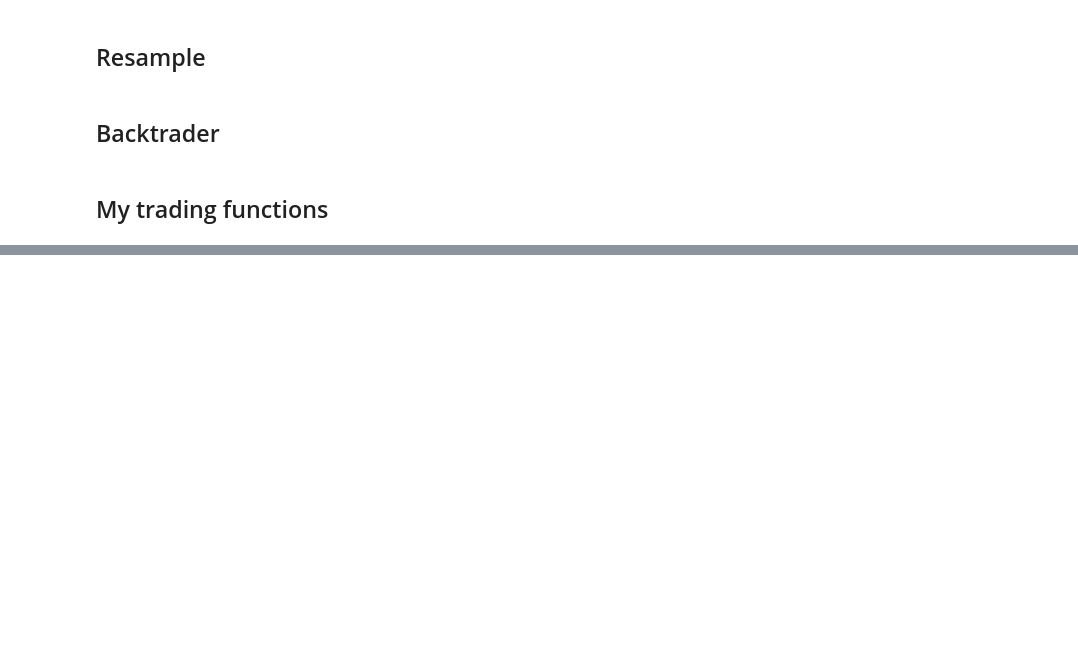
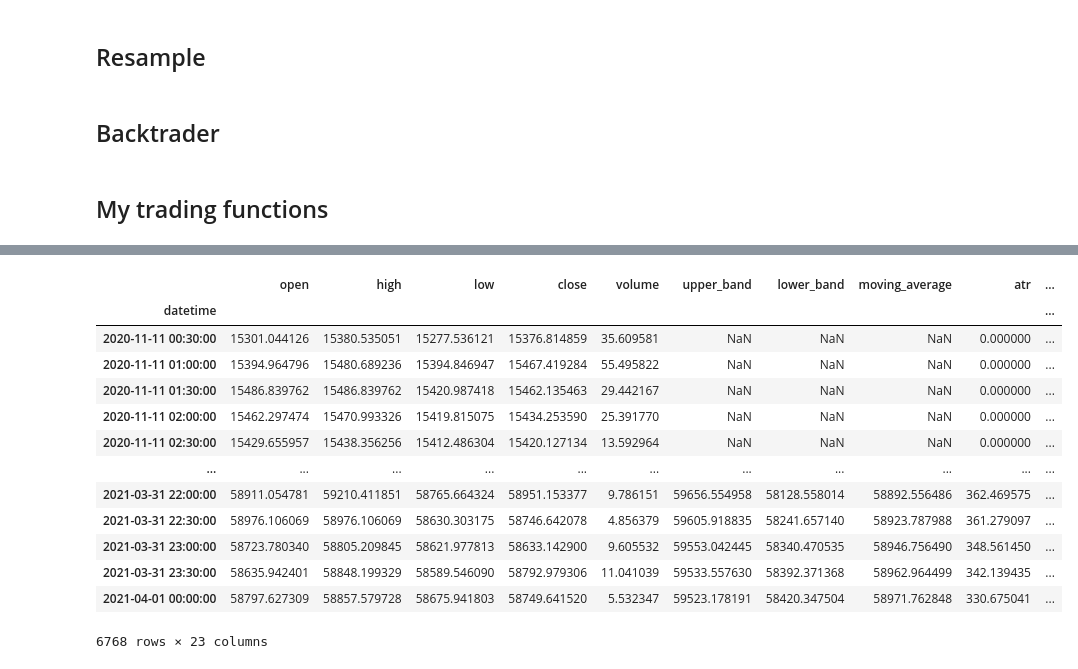
Before and after one commit to liammcknight95/RL_Trader, a Jupyter notebook: Trading.ipynb, the cells around one changed output, grey strips where cells are left out. Saved outputs shown, nothing was run; the diff lists cells and outputs as text; code cells hidden in the pictures; blank space fills up the shorter version.

```diff
--- a/Trading.ipynb
+++ b/Trading.ipynb
@@ -268,0 +313,42 @@ df_trades['dd'] = df_trades.apply(max_dd, axis=1)
+# %%
+# get positions in the dataframe where indicator generates signals
+open_trades_idx = np.where(df['ema_cross_position']!=0)[0]
+# -2 because of shape is n rows and df is 0 indexed and because we do + 1 later - avoid out of bound error
+closing_trades_idx = np.append(open_trades_idx, df.shape[0]-2)[1:]
+
+df['trade_grouper'] = np.nan
+df.loc[df.iloc[open_trades_idx].index, 'trade_grouper'] = df.iloc[open_trades_idx].index
+df['trade_grouper'] = df['trade_grouper'].fillna(method='ffill')
+
+# scenario where no stop loss is present, invested position is the same as the signal output
+sub_df['strategy_position'] = sub_df['ema_cross_position'].copy()
+
+all_trades_list = []
+for name, sub_df in df.groupby(by='trade_grouper'):
+
+    entry_price = df[df.index==name]['potential_entry_price'].values[0]
+    direction = df[df.index==name]['ema_cross_position'].values[0]
+
+    # check for stop losses before any backtesting
+    if direction > 0:
+
+        sub_df['sl_trigger'] =  entry_price * 0.99
+
+        if (sub_df['sl_trigger'] < sub_df['low']).sum() == sub_df.shape[0]:
+            print('Long position held until signal reversed')
+        else:
+            sl_trigger_time = sub_df[~(sub_df['sl_trigger'] < sub_df['low'])].index[0]
+            df.loc[sl_trigger_time, 'strategy_position'] = -1 # create exit point when sl is hit
+            print('Stop loss triggered - closing long position')
+
+    elif direction < 0:
+
+        sub_df['sl_trigger'] =  entry_price * 1.01
+
+
+        if (sub_df['sl_trigger'] > sub_df['high']).sum() == sub_df.shape[0]:
+            print('Short position held until signal reversed')
+        else:
+            sl_trigger_time = sub_df[~(sub_df['sl_trigger'] > sub_df['high'])].index
+            df.loc[sl_trigger_time, 'strategy_position'] = 1 # create exit point when sl is hit
+            print('Stop loss triggered - closing short position')
@@ -268,0 +373,17 @@ df_trades['dd'] = df_trades.apply(max_dd, axis=1)
+# %%
+df
+# %% [output]
+|  | open | high | low | close | volume | upper_band | lower_band | moving_average | atr | ... |
+| datetime |  |  |  |  |  |  |  |  |  | ... |
+| 2020-11-11 00:30:00 | 15301.044126 | 15380.535051 | 15277.536121 | 15376.814859 | 35.609581 | NaN | NaN | NaN | 0.000000 | ... |
+| 2020-11-11 01:00:00 | 15394.964796 | 15480.689236 | 15394.846947 | 15467.419284 | 55.495822 | NaN | NaN | NaN | 0.000000 | ... |
+| 2020-11-11 01:30:00 | 15486.839762 | 15486.839762 | 15420.987418 | 15462.135463 | 29.442167 | NaN | NaN | NaN | 0.000000 | ... |
+| 2020-11-11 02:00:00 | 15462.297474 | 15470.993326 | 15419.815075 | 15434.253590 | 25.391770 | NaN | NaN | NaN | 0.000000 | ... |
+| 2020-11-11 02:30:00 | 15429.655957 | 15438.356256 | 15412.486304 | 15420.127134 | 13.592964 | NaN | NaN | NaN | 0.000000 | ... |
+| ... | ... | ... | ... | ... | ... | ... | ... | ... | ... | ... |
+| 2021-03-31 22:00:00 | 58911.054781 | 59210.411851 | 58765.664324 | 58951.153377 | 9.786151 | 59656.554958 | 58128.558014 | 58892.556486 | 362.469575 | ... |
+| 2021-03-31 22:30:00 | 58976.106069 | 58976.106069 | 58630.303175 | 58746.642078 | 4.856379 | 59605.918835 | 58241.657140 | 58923.787988 | 361.279097 | ... |
+| 2021-03-31 23:00:00 | 58723.780340 | 58805.209845 | 58621.977813 | 58633.142900 | 9.605532 | 59553.042445 | 58340.470535 | 58946.756490 | 348.561450 | ... |
+| 2021-03-31 23:30:00 | 58635.942401 | 58848.199329 | 58589.546090 | 58792.979306 | 11.041039 | 59533.557630 | 58392.371368 | 58962.964499 | 342.139435 | ... |
+| 2021-04-01 00:00:00 | 58797.627309 | 58857.579728 | 58675.941803 | 58749.641520 | 5.532347 | 59523.178191 | 58420.347504 | 58971.762848 | 330.675041 | ... |
+6768 rows × 23 columns
```
Also changed, not shown: parts of 19 cells of this notebook.
